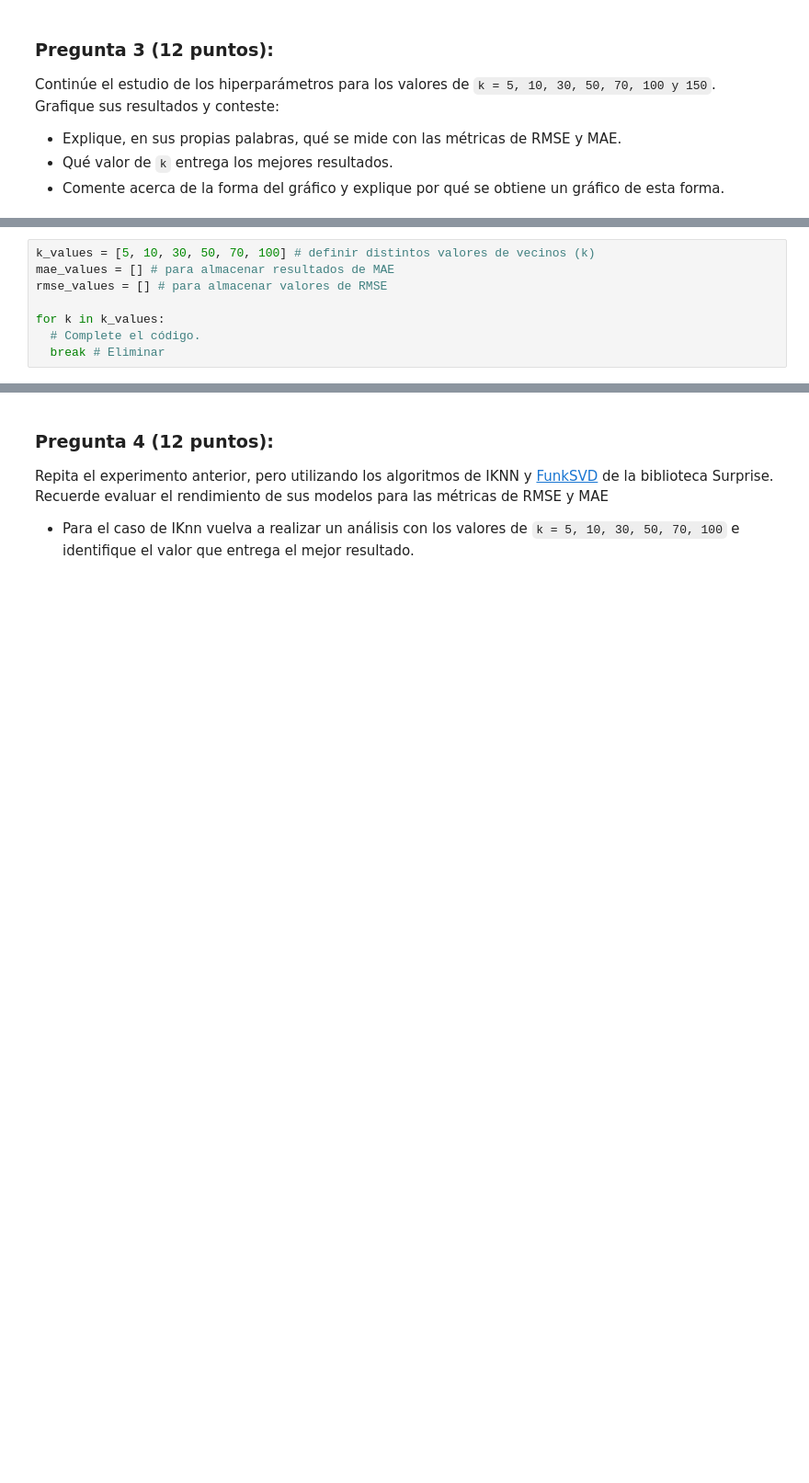
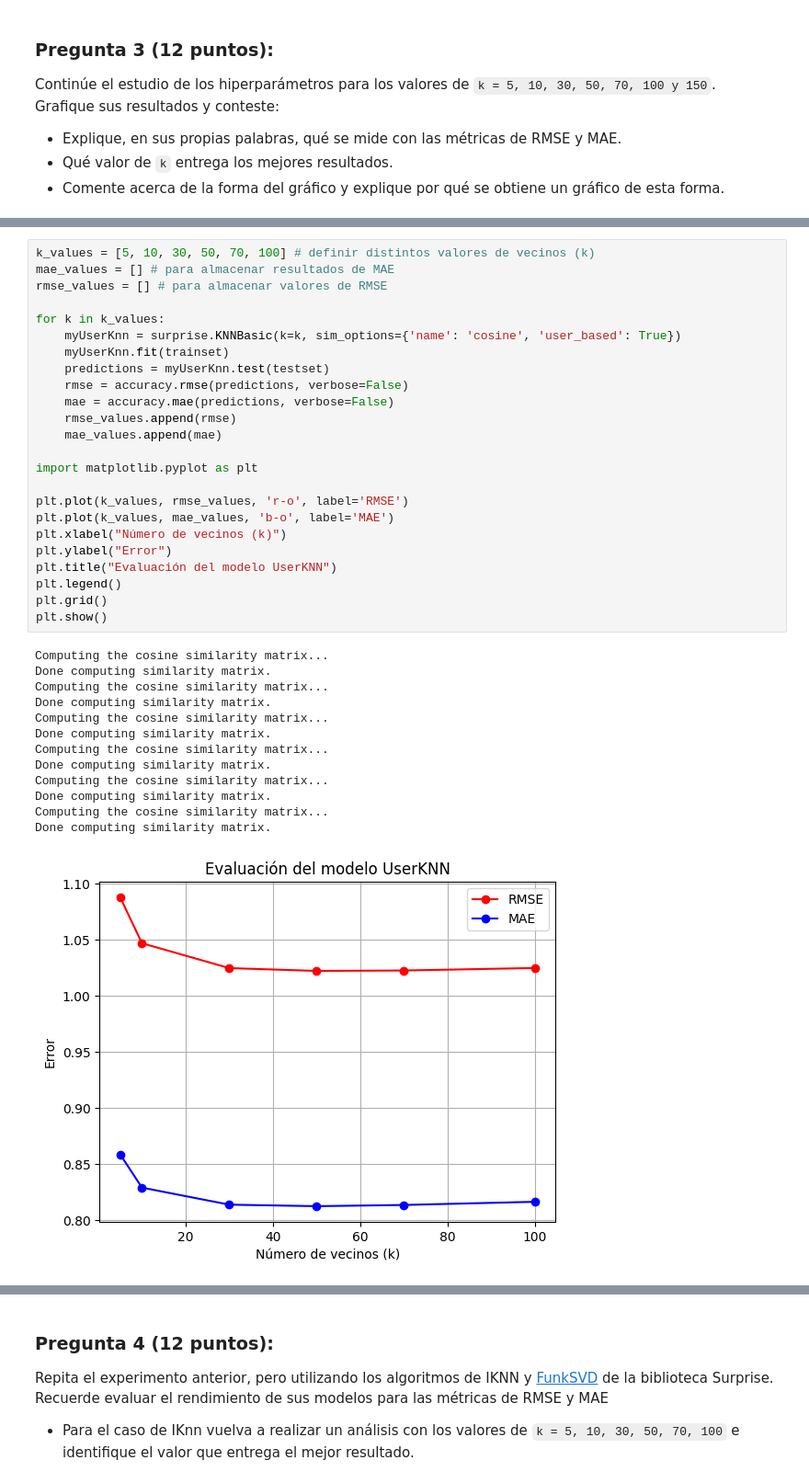
Before and after one commit to Carolinsrainbow/UC_SistemasRecomendadores, a Jupyter notebook: Tarea1_HerreraAzolasCarolina.ipynb, the cells around one changed output, grey strips where cells are left out. Shown: that part at 92% size. Cells and saved outputs as stored; diff of their text form; blank space fills up the shorter version.

```diff
--- a/Tarea1_HerreraAzolasCarolina.ipynb
+++ b/Tarea1_HerreraAzolasCarolina.ipynb
@@ -465,8 +464,0 @@ Continúe el estudio de los hiperparámetros para los valores de `k = 5, 10, 30,
-# %%
-k_values = [5, 10, 30, 50, 70, 100] # definir distintos valores de vecinos (k)
-mae_values = [] # para almacenar resultados de MAE
-rmse_values = [] # para almacenar valores de RMSE
-
-for k in k_values:
-  # Complete el código.
-  break # Eliminar
@@ -474,0 +480,38 @@ Escriba su respuesta en esta celda
+# %%
+k_values = [5, 10, 30, 50, 70, 100] # definir distintos valores de vecinos (k)
+mae_values = [] # para almacenar resultados de MAE
+rmse_values = [] # para almacenar valores de RMSE
+
+for k in k_values:
+    myUserKnn = surprise.KNNBasic(k=k, sim_options={'name': 'cosine', 'user_based': True})
+    myUserKnn.fit(trainset)
+    predictions = myUserKnn.test(testset)
+    rmse = accuracy.rmse(predictions, verbose=False)
+    mae = accuracy.mae(predictions, verbose=False)
+    rmse_values.append(rmse)
+    mae_values.append(mae)
+
+import matplotlib.pyplot as plt
+
+plt.plot(k_values, rmse_values, 'r-o', label='RMSE')
+plt.plot(k_values, mae_values, 'b-o', label='MAE')
+plt.xlabel("Número de vecinos (k)")
+plt.ylabel("Error")
+plt.title("Evaluación del modelo UserKNN")
+plt.legend()
+plt.grid()
+plt.show()
+# %% [output]
+Computing the cosine similarity matrix...
+Done computing similarity matrix.
+Computing the cosine similarity matrix...
+Done computing similarity matrix.
+Computing the cosine similarity matrix...
+Done computing similarity matrix.
+Computing the cosine similarity matrix...
+Done computing similarity matrix.
+Computing the cosine similarity matrix...
+Done computing similarity matrix.
+Computing the cosine similarity matrix...
+Done computing similarity matrix.
+[figure, added]
```
Also changed, not shown: parts of 17 cells of this notebook.
